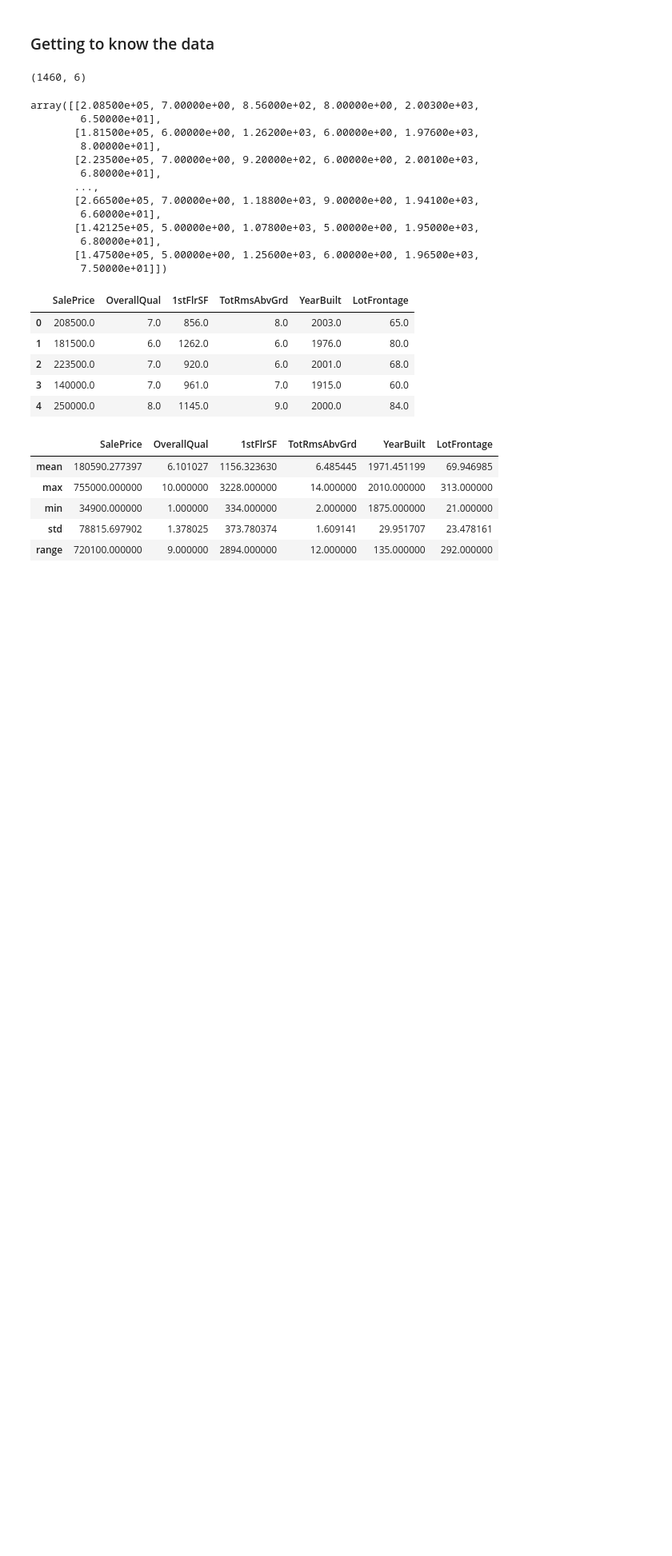
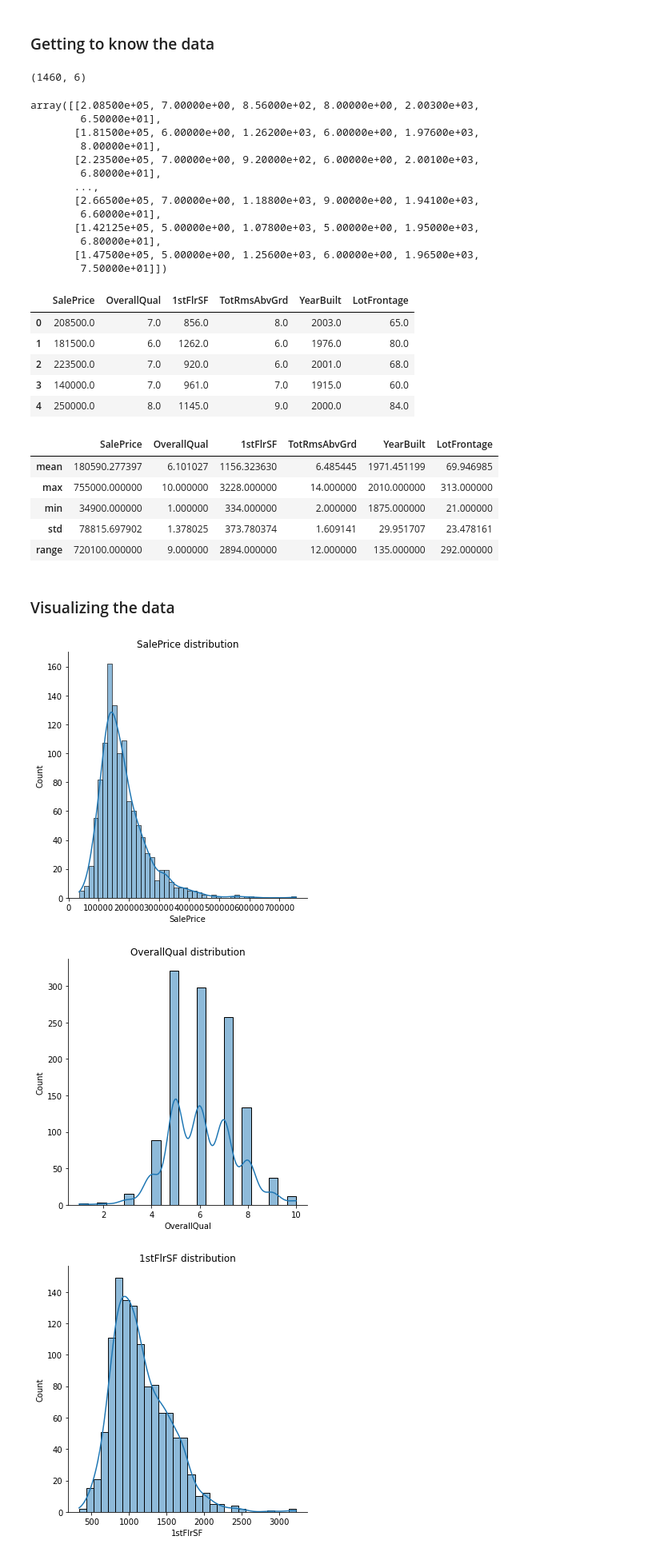
Before and after one commit to CarlosGarlem/Linear-Regression-Model, a Jupyter notebook: Linear Regression Model.ipynb, the cells around one changed output. Shown: that part at 80% size. Cells and saved outputs as stored; diff of their text form; code cells hidden in the pictures; blank space fills up the shorter version.

```diff
--- a/Linear Regression Model.ipynb
+++ b/Linear Regression Model.ipynb
@@ -58,3 +58,15 @@ stats
 | min | 34900.000000 | 1.000000 | 334.000000 | 2.000000 | 1875.000000 | 21.000000 |
 | std | 78815.697902 | 1.378025 | 373.780374 | 1.609141 | 29.951707 | 23.478161 |
 | range | 720100.000000 | 9.000000 | 2894.000000 | 12.000000 | 135.000000 | 292.000000 |
+# %% [markdown]
+### Visualizing the data
+# %%
+for col in ds_train.columns[0:]:
+    #sns.distplot(a = ds_train[col], kde = 'True') #distplot is deprecated
+    sns.displot(data = ds_train, x = col, kde = True)
+    plt.title('{} distribution'.format(col))
+    plt.show()
+# %% [output]
+[figure, added]
+[figure, added]
+[figure, added]
```
Also changed, not shown: parts of 7 cells of this notebook.
